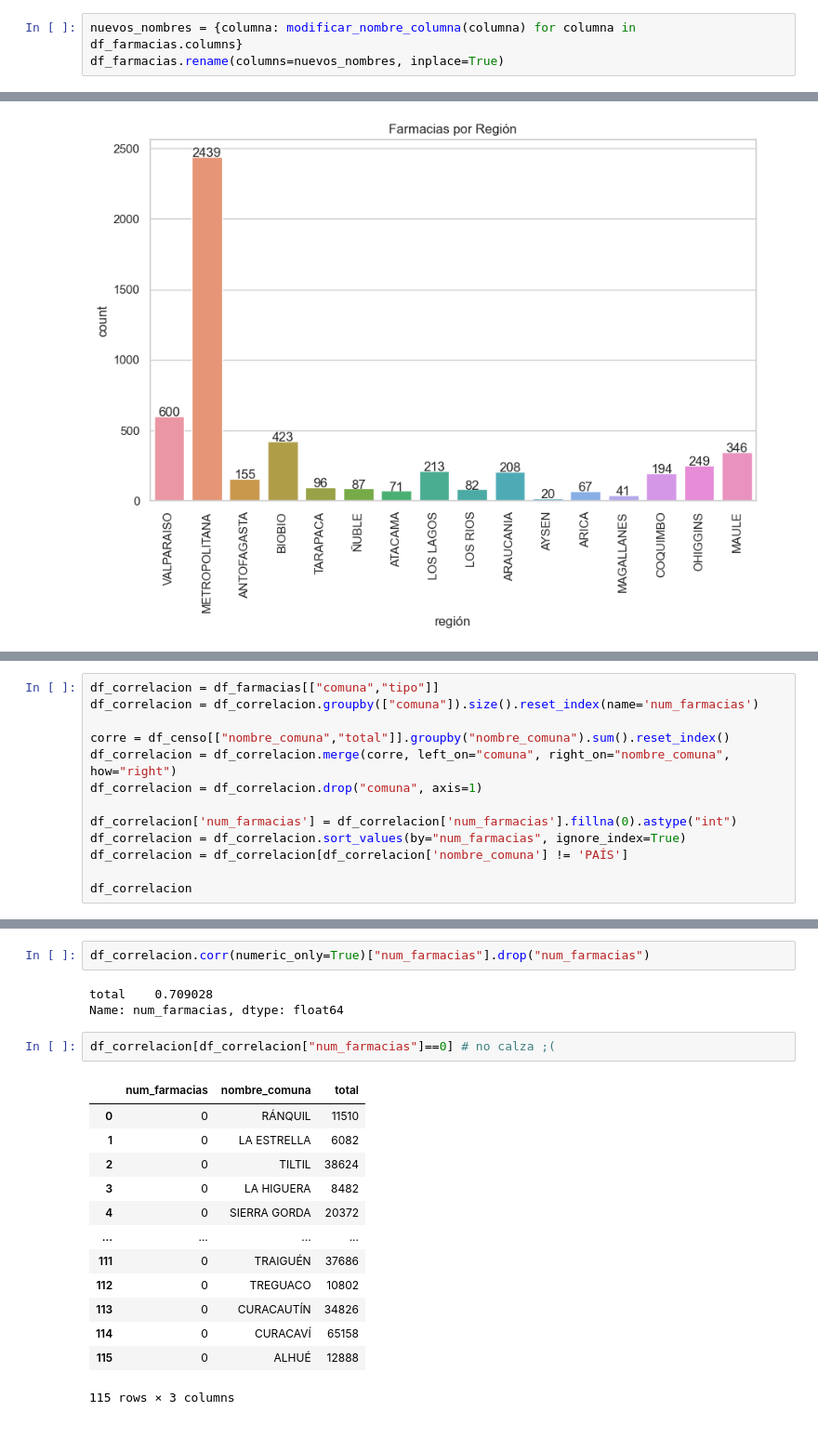
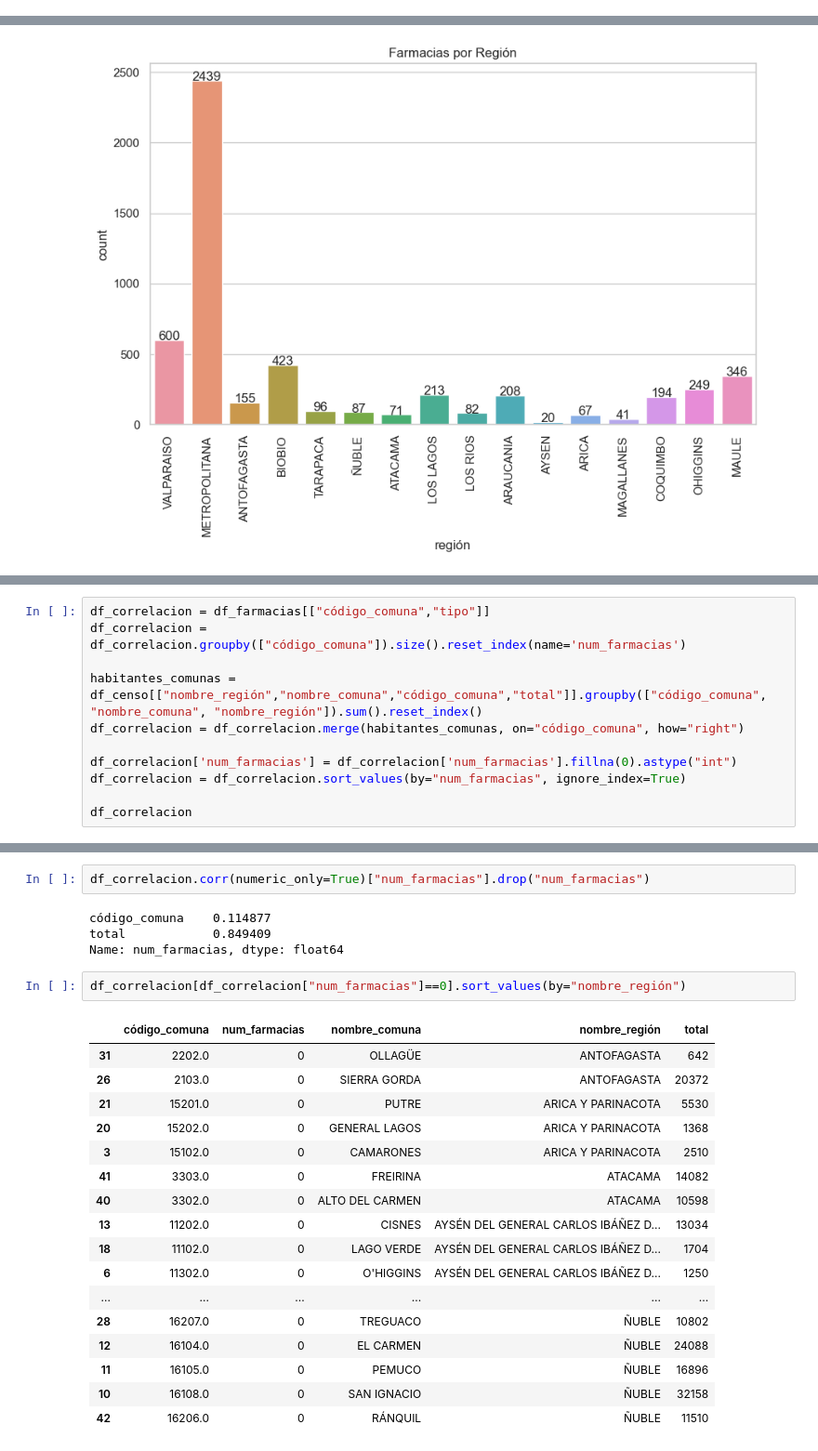
Before and after one commit to Utmite/imt2200-project, a Jupyter notebook: src/Pregunta_3.ipynb, the cells around one changed output, grey strips where cells are left out. Shown at 93% size. Saved outputs shown, nothing was run; the diff lists cells and outputs as text.

```diff
--- a/src/Pregunta_3.ipynb
+++ b/src/Pregunta_3.ipynb
@@ -156,9 +158,6 @@ df_farmacias.loc[:,"código_región"] = df_farmacias.loc[:,"código_comuna"].map
 df_farmacias.dropna(subset="Comuna", inplace=True)
 df_farmacias["código_comuna"] = df_farmacias["código_comuna"].astype("int")
 #df_farmacias["código_provincia"] = df_farmacias["código_provincia"].astype("int")
-# %%
-nuevos_nombres = {columna: modificar_nombre_columna(columna) for columna in df_farmacias.columns}
-df_farmacias.rename(columns=nuevos_nombres, inplace=True)
 # %%
 import warnings
 
@@ -214,15 +203,13 @@ for region in regiones_unicas:
 ... (4 outputs left out)
 # %%
-df_correlacion = df_farmacias[["comuna","tipo"]]
-df_correlacion = df_correlacion.groupby(["comuna"]).size().reset_index(name='num_farmacias')
+df_correlacion = df_farmacias[["código_comuna","tipo"]]
+df_correlacion = df_correlacion.groupby(["código_comuna"]).size().reset_index(name='num_farmacias')
 
-corre = df_censo[["nombre_comuna","total"]].groupby("nombre_comuna").sum().reset_index()
-df_correlacion = df_correlacion.merge(corre, left_on="comuna", right_on="nombre_comuna", how="right")
-df_correlacion = df_correlacion.drop("comuna", axis=1)
+habitantes_comunas = df_censo[["nombre_región","nombre_comuna","código_comuna","total"]].groupby(["código_comuna", "nombre_comuna", "nombre_región"]).sum().reset_index()
+df_correlacion = df_correlacion.merge(habitantes_comunas, on="código_comuna", how="right")
 
 df_correlacion['num_farmacias'] = df_correlacion['num_farmacias'].fillna(0).astype("int")
 df_correlacion = df_correlacion.sort_values(by="num_farmacias", ignore_index=True)
-df_correlacion = df_correlacion[df_correlacion['nombre_comuna'] != 'PAÍS']
 
 df_correlacion
 # %% [output]
@@ -253,21 +240,26 @@ Text(0.5, 1.0, 'Relación entre Cantidad de Farmacias y Población por Comuna')
 # %%
 df_correlacion.corr(numeric_only=True)["num_farmacias"].drop("num_farmacias")
 # %% [output]
-total    0.709028
+código_comuna    0.114877
+total            0.849409
 Name: num_farmacias, dtype: float64
 # %%
-df_correlacion[df_correlacion["num_farmacias"]==0] # no calza ;(
+df_correlacion[df_correlacion["num_farmacias"]==0].sort_values(by="nombre_región")
 # %% [output]
-|  | num_farmacias | nombre_comuna | total |
-| 0 | 0 | RÁNQUIL | 11510 |
-| 1 | 0 | LA ESTRELLA | 6082 |
-| 2 | 0 | TILTIL | 38624 |
-| 3 | 0 | LA HIGUERA | 8482 |
-| 4 | 0 | SIERRA GORDA | 20372 |
-| ... | ... | ... | ... |
-| 111 | 0 | TRAIGUÉN | 37686 |
-| 112 | 0 | TREGUACO | 10802 |
-| 113 | 0 | CURACAUTÍN | 34826 |
-| 114 | 0 | CURACAVÍ | 65158 |
-| 115 | 0 | ALHUÉ | 12888 |
+|  | código_comuna | num_farmacias | nombre_comuna | nombre_región | total |
+| 31 | 2202.0 | 0 | OLLAGÜE | ANTOFAGASTA | 642 |
+| 26 | 2103.0 | 0 | SIERRA GORDA | ANTOFAGASTA | 20372 |
+| 21 | 15201.0 | 0 | PUTRE | ARICA Y PARINACOTA | 5530 |
+| 20 | 15202.0 | 0 | GENERAL LAGOS | ARICA Y PARINACOTA | 1368 |
+| 3 | 15102.0 | 0 | CAMARONES | ARICA Y PARINACOTA | 2510 |
+| 41 | 3303.0 | 0 | FREIRINA | ATACAMA | 14082 |
+| 40 | 3302.0 | 0 | ALTO DEL CARMEN | ATACAMA | 10598 |
+| 13 | 11202.0 | 0 | CISNES | AYSÉN DEL GENERAL CARLOS IBÁÑEZ D... | 13034 |
+| 18 | 11102.0 | 0 | LAGO VERDE | AYSÉN DEL GENERAL CARLOS IBÁÑEZ D... | 1704 |
+| 6 | 11302.0 | 0 | O'HIGGINS | AYSÉN DEL GENERAL CARLOS IBÁÑEZ D... | 1250 |
+| ... | ... | ... | ... | ... | ... |
+| 28 | 16207.0 | 0 | TREGUACO | ÑUBLE | 10802 |
+| 12 | 16104.0 | 0 | EL CARMEN | ÑUBLE | 24088 |
+| 11 | 16105.0 | 0 | PEMUCO | ÑUBLE | 16896 |
+| 10 | 16108.0 | 0 | SAN IGNACIO | ÑUBLE | 32158 |
+| 42 | 16206.0 | 0 | RÁNQUIL | ÑUBLE | 11510 |
-115 rows × 3 columns
```
Also changed, not shown: parts of 5 cells of this notebook.
